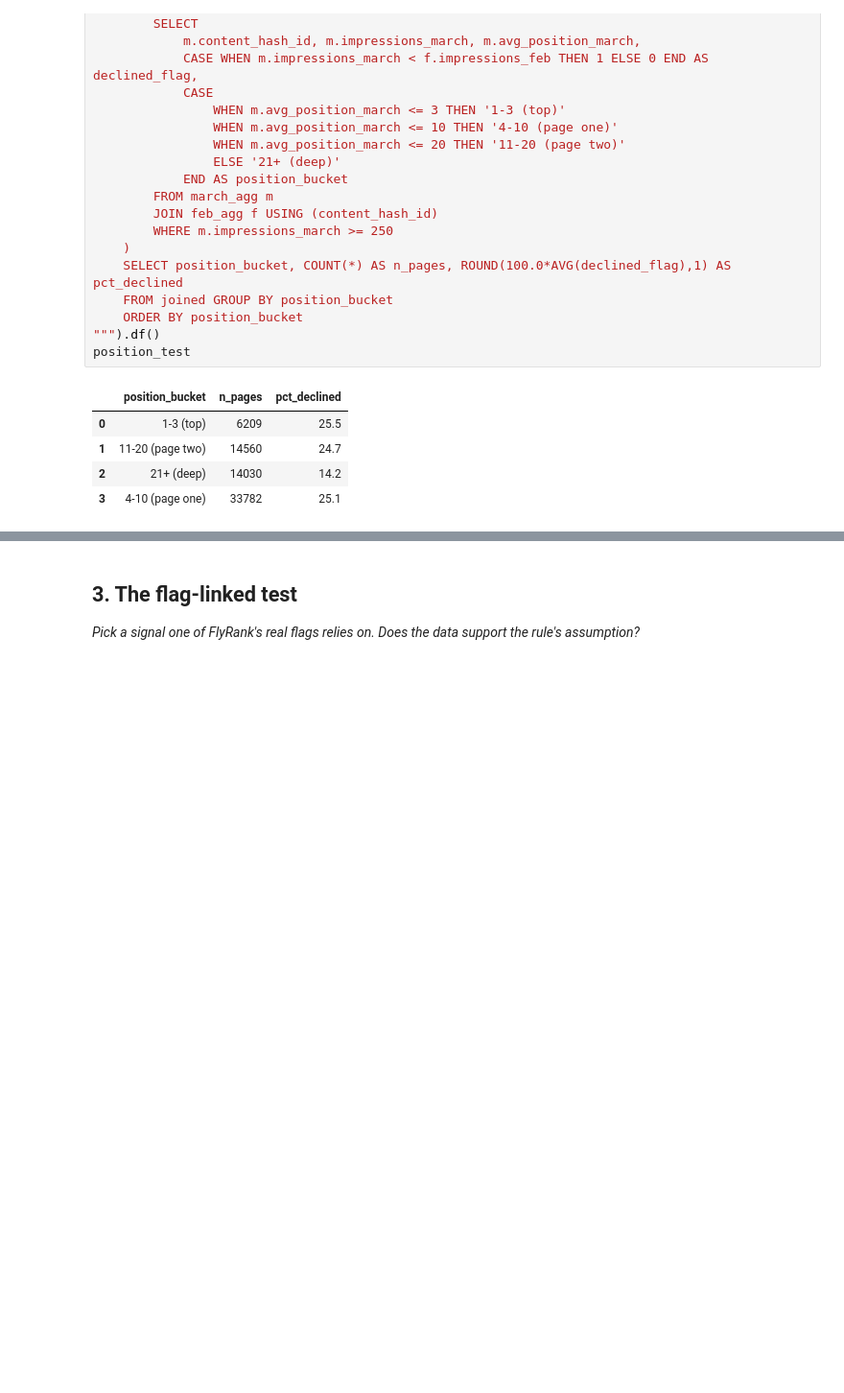
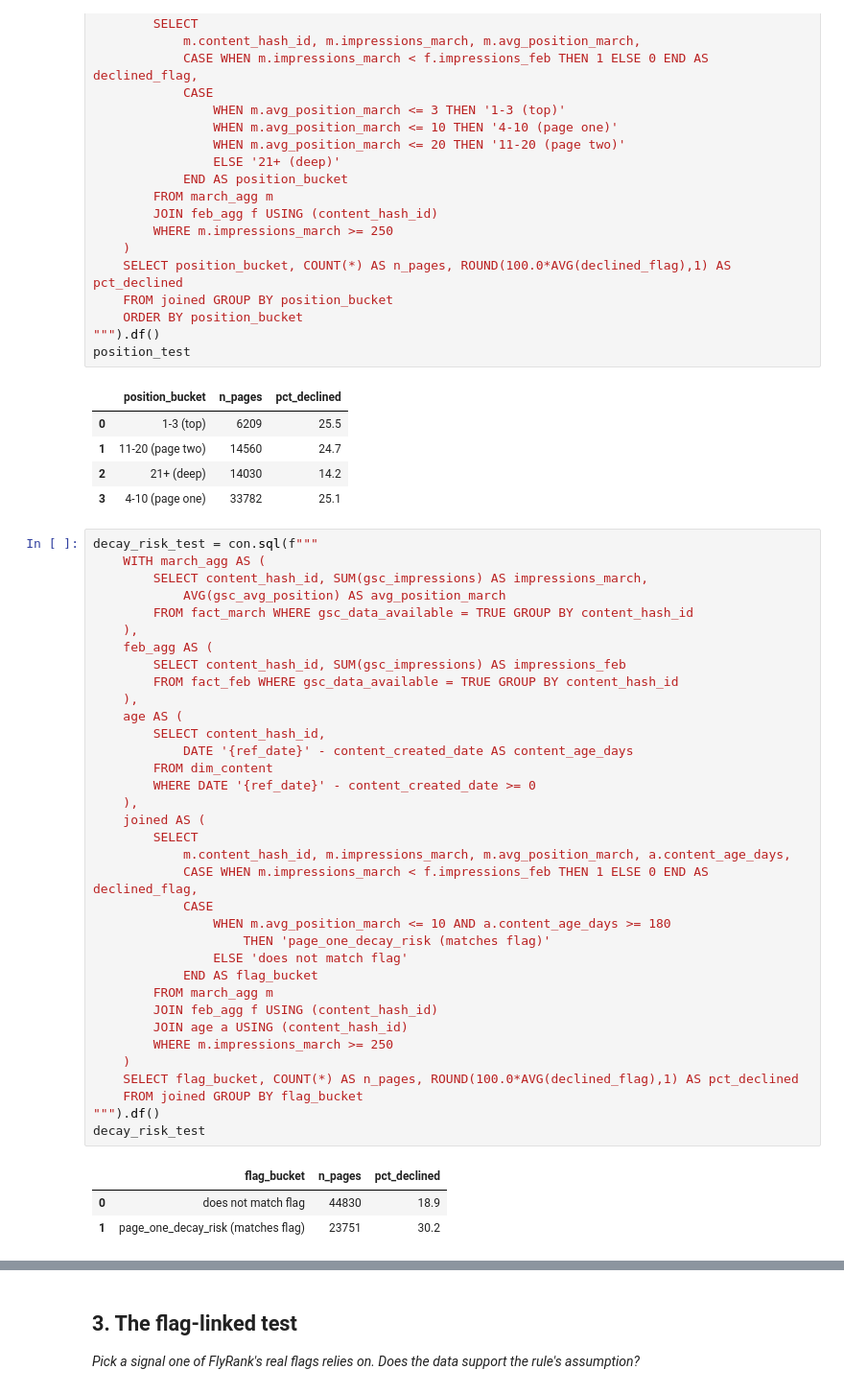
Before and after one commit to Khuld13/ML-intern-starter, a Jupyter notebook: work/notebooks/w04_signal_audit.ipynb, the cells around one changed output, grey strips where cells are left out. Shown at 96% size. Drawn from its saved outputs; the diff is of its cells as text; blank space fills up the shorter version.

```diff
--- a/work/notebooks/w04_signal_audit.ipynb
+++ b/work/notebooks/w04_signal_audit.ipynb
@@ -463,3 +463,42 @@ position_test
 | 1 | 11-20 (page two) | 14560 | 24.7 |
 | 2 | 21+ (deep) | 14030 | 14.2 |
 | 3 | 4-10 (page one) | 33782 | 25.1 |
+# %%
+decay_risk_test = con.sql(f"""
+    WITH march_agg AS (
+        SELECT content_hash_id, SUM(gsc_impressions) AS impressions_march,
+            AVG(gsc_avg_position) AS avg_position_march
+        FROM fact_march WHERE gsc_data_available = TRUE GROUP BY content_hash_id
+    ),
+    feb_agg AS (
+        SELECT content_hash_id, SUM(gsc_impressions) AS impressions_feb
+        FROM fact_feb WHERE gsc_data_available = TRUE GROUP BY content_hash_id
+    ),
+    age AS (
+        SELECT content_hash_id,
+            DATE '{ref_date}' - content_created_date AS content_age_days
+        FROM dim_content
+        WHERE DATE '{ref_date}' - content_created_date >= 0
+    ),
+    joined AS (
+        SELECT
+            m.content_hash_id, m.impressions_march, m.avg_position_march, a.content_age_days,
+            CASE WHEN m.impressions_march < f.impressions_feb THEN 1 ELSE 0 END AS declined_flag,
+            CASE
+                WHEN m.avg_position_march <= 10 AND a.content_age_days >= 180
+                    THEN 'page_one_decay_risk (matches flag)'
+                ELSE 'does not match flag'
+            END AS flag_bucket
+        FROM march_agg m
+        JOIN feb_agg f USING (content_hash_id)
+        JOIN age a USING (content_hash_id)
+        WHERE m.impressions_march >= 250
+    )
+    SELECT flag_bucket, COUNT(*) AS n_pages, ROUND(100.0*AVG(declined_flag),1) AS pct_declined
+    FROM joined GROUP BY flag_bucket
+""").df()
+decay_risk_test
+# %% [output]
+|  | flag_bucket | n_pages | pct_declined |
+| 0 | does not match flag | 44830 | 18.9 |
+| 1 | page_one_decay_risk (matches flag) | 23751 | 30.2 |
```
Also changed, not shown: parts of 7 cells of this notebook.
